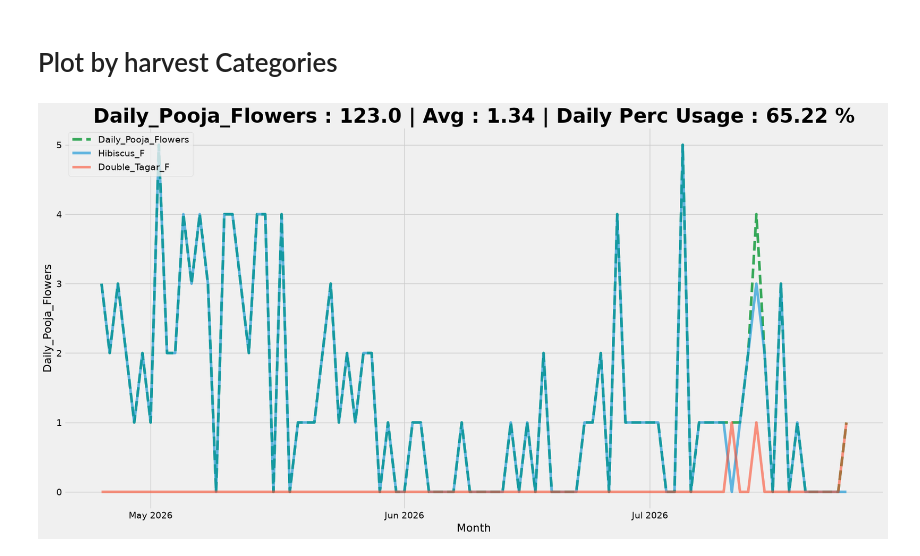
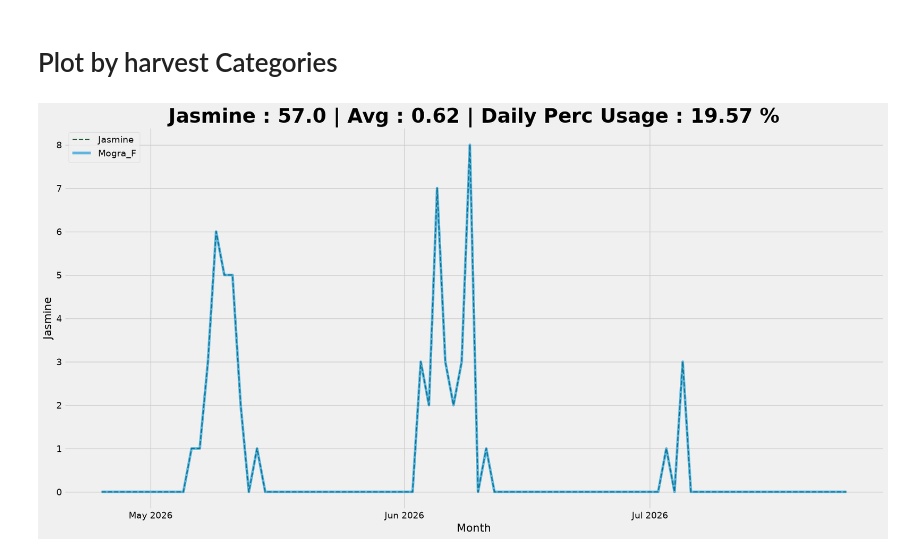
Before and after one commit to leomcp/Garden_Mgmt, a Jupyter notebook: nb/main.ipynb, the cells around one changed output. Drawn from its saved outputs; the diff is of its cells as text; code cells hidden in the pictures.

```diff
--- a/nb/main.ipynb
+++ b/nb/main.ipynb
@@ -93,15 +93,27 @@ def plot_by_Cat(cat, show_total, show_cat, show_sub_cat):
     # show_total = True
     try:
         main_df.Date = pd.to_datetime(main_df.Date)
+
         filtered_col = []
-        for col in harvest_category_map[cat]:
-            if col in main_df.columns:  filtered_col.append(col)
+
+        if cat == "all":
+            for c in harvest_category_map:
+                for col in harvest_category_map[c]:
+                    if col in main_df.columns and col not in filtered_col:
+                        filtered_col.append(col)
+
+
+            # print(filtered_col)
+        else:
+            for col in harvest_category_map[cat]:
+                if col in main_df.columns:  filtered_col.append(col)
+
         cat_df = main_df[filtered_col]
         cat_df["Total_x"] = cat_df.sum(axis = 1)
 
         _, ax = plt.subplots(figsize = (20, 10))
         if show_cat:
-            plt.plot(main_df.Date, cat_df["Total_x"], label = cat, linestyle ="dashed", color = "#35a858" )
+            plt.plot(main_df.Date, cat_df["Total_x"], label = cat, linestyle ="dashed", color = "#1e552f", linewidth = 1.8 )
         if show_total :
             plt.plot(main_df.Date, main_df.Total, linestyle = "dashed", color = "#333", label = "Total")
 
@@ -141,6 +153,6 @@ harvest_category_map = {
     "Satvic_Flowers" : ["Mogra_F", "Jai_F", "Jui_F", "Kunda_F", "Gokarna_F", "Double_Tagar", "Bakul_F", "Parijatak_F", "Gandharaja_F", "Rui_F", "Dhatura_F"]
 }
 # %%
-plot_by_Cat("Daily_Pooja_Flowers", show_total = False, show_cat = True, show_sub_cat = True)
+plot_by_Cat("Jasmine", show_total = False, show_cat = True, show_sub_cat = True)
 # %% [output]
-[figure, old version]
+[figure, new version]
```
Also changed, not shown: parts of 1 cell of this notebook, 2 other files.
